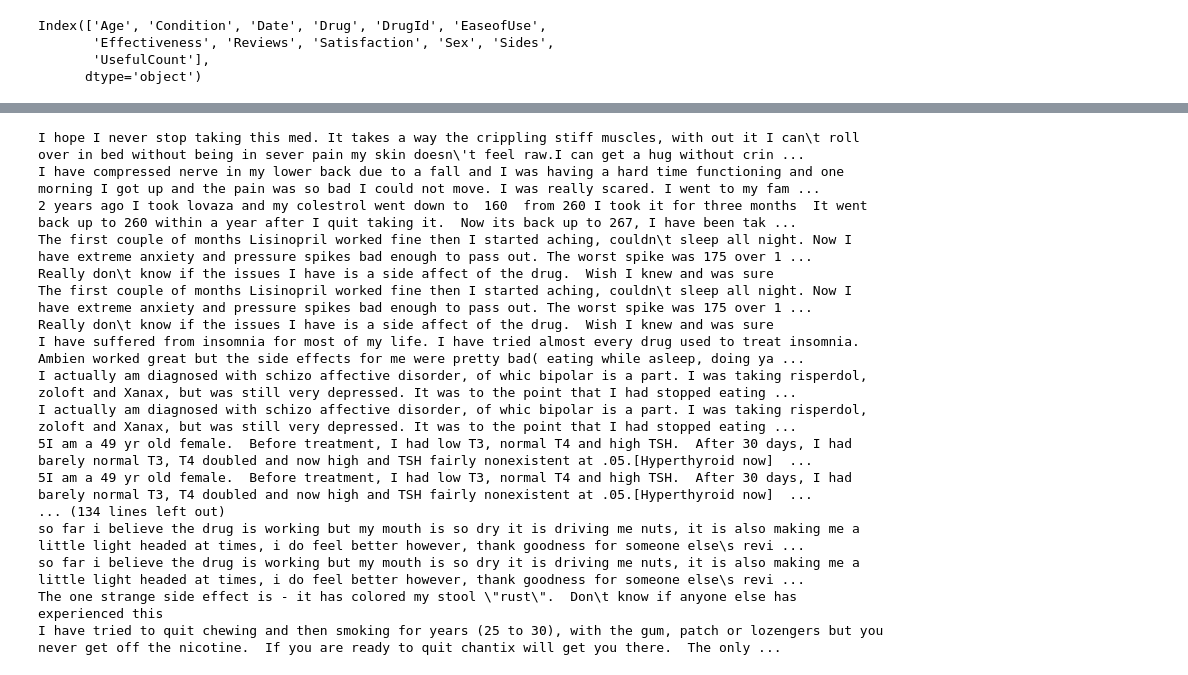
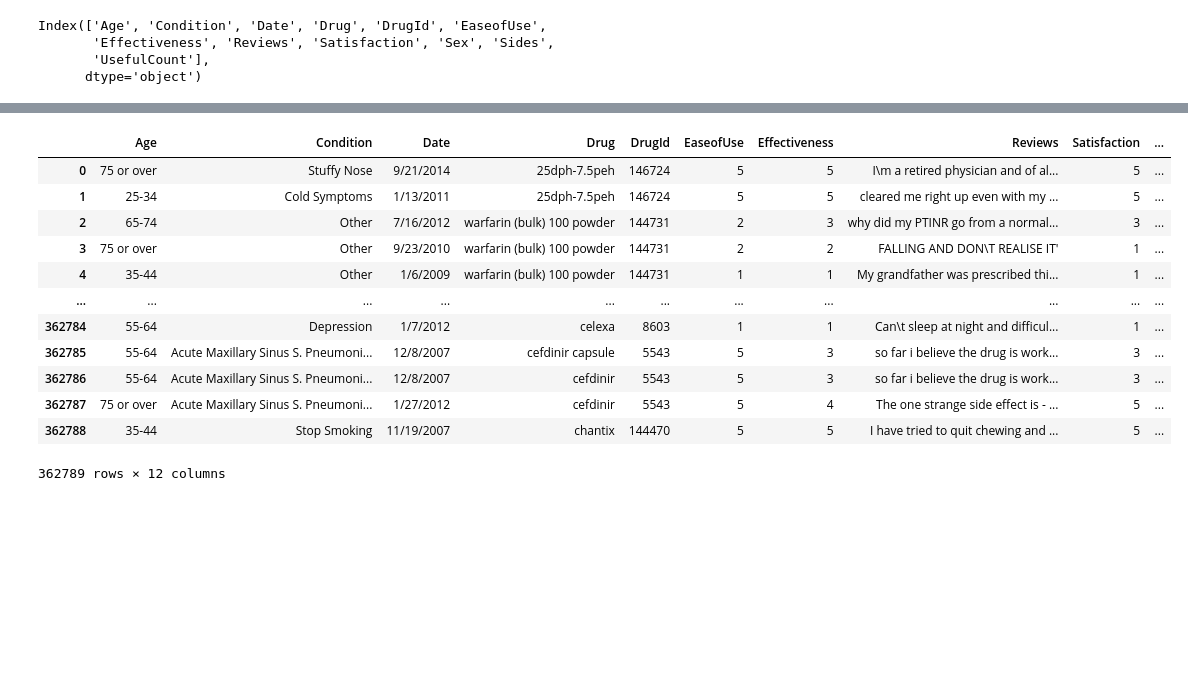
Before and after one commit to AnggaDS01/Python, a Jupyter notebook: Machine-Learning/Projects/Pytorch/Classification-Tasks/WebMD-Drug-Reviews-Dataset/main.ipynb, the cells around one changed output, grey strips where cells are left out. Drawn from its saved outputs; the diff is of its cells as text; code cells hidden in the pictures; blank space fills up the shorter version.

```diff
--- a/Machine-Learning/Documentations/Tensorflow/Others/main.ipynb
+++ b/Machine-Learning/Projects/Pytorch/Classification-Tasks/WebMD-Drug-Reviews-Dataset/main.ipynb
@@ -730,21 +816,17 @@ fix_test_df[:5]
-# %%
-for value_row in fix_test_df['Reviews']:
-    print(value_row)
-# %% [output]
-I hope I never stop taking this med. It takes a way the crippling stiff muscles, with out it I can\t roll over in bed without being in sever pain my skin doesn\'t feel raw.I can get a hug without crin ...
-I have compressed nerve in my lower back due to a fall and I was having a hard time functioning and one morning I got up and the pain was so bad I could not move. I was really scared. I went to my fam ...
-2 years ago I took lovaza and my colestrol went down to  160  from 260 I took it for three months  It went back up to 260 within a year after I quit taking it.  Now its back up to 267, I have been tak ...
-The first couple of months Lisinopril worked fine then I started aching, couldn\t sleep all night. Now I have extreme anxiety and pressure spikes bad enough to pass out. The worst spike was 175 over 1 ...
-Really don\t know if the issues I have is a side affect of the drug.  Wish I knew and was sure
-The first couple of months Lisinopril worked fine then I started aching, couldn\t sleep all night. Now I have extreme anxiety and pressure spikes bad enough to pass out. The worst spike was 175 over 1 ...
-Really don\t know if the issues I have is a side affect of the drug.  Wish I knew and was sure
-I have suffered from insomnia for most of my life. I have tried almost every drug used to treat insomnia. Ambien worked great but the side effects for me were pretty bad( eating while asleep, doing ya ...
-I actually am diagnosed with schizo affective disorder, of whic bipolar is a part. I was taking risperdol, zoloft and Xanax, but was still very depressed. It was to the point that I had stopped eating ...
-I actually am diagnosed with schizo affective disorder, of whic bipolar is a part. I was taking risperdol, zoloft and Xanax, but was still very depressed. It was to the point that I had stopped eating ...
-5I am a 49 yr old female.  Before treatment, I had low T3, normal T4 and high TSH.  After 30 days, I had barely normal T3, T4 doubled and now high and TSH fairly nonexistent at .05.[Hyperthyroid now]  ...
-5I am a 49 yr old female.  Before treatment, I had low T3, normal T4 and high TSH.  After 30 days, I had barely normal T3, T4 doubled and now high and TSH fairly nonexistent at .05.[Hyperthyroid now]  ...
-... (134 lines left out)
-so far i believe the drug is working but my mouth is so dry it is driving me nuts, it is also making me a little light headed at times, i do feel better however, thank goodness for someone else\s revi ...
-so far i believe the drug is working but my mouth is so dry it is driving me nuts, it is also making me a little light headed at times, i do feel better however, thank goodness for someone else\s revi ...
-The one strange side effect is - it has colored my stool \"rust\".  Don\t know if anyone else has experienced this
-I have tried to quit chewing and then smoking for years (25 to 30), with the gum, patch or lozengers but you never get off the nicotine.  If you are ready to quit chantix will get you there.  The only ...
+# %%
+final_df = pd.concat([cleaned_df, concatenate_df], ignore_index=True)
+final_df
+# %% [output]
+|  | Age | Condition | Date | Drug | DrugId | EaseofUse | Effectiveness | Reviews | Satisfaction | ... |
+| 0 | 75 or over | Stuffy Nose | 9/21/2014 | 25dph-7.5peh | 146724 | 5 | 5 | I\m a retired physician and of al... | 5 | ... |
+| 1 | 25-34 | Cold Symptoms | 1/13/2011 | 25dph-7.5peh | 146724 | 5 | 5 | cleared me right up even with my ... | 5 | ... |
+| 2 | 65-74 | Other | 7/16/2012 | warfarin (bulk) 100 powder | 144731 | 2 | 3 | why did my PTINR go from a normal... | 3 | ... |
+| 3 | 75 or over | Other | 9/23/2010 | warfarin (bulk) 100 powder | 144731 | 2 | 2 | FALLING AND DON\T REALISE IT' | 1 | ... |
+| 4 | 35-44 | Other | 1/6/2009 | warfarin (bulk) 100 powder | 144731 | 1 | 1 | My grandfather was prescribed thi... | 1 | ... |
+| ... | ... | ... | ... | ... | ... | ... | ... | ... | ... | ... |
+| 362784 | 55-64 | Depression | 1/7/2012 | celexa | 8603 | 1 | 1 | Can\t sleep at night and difficul... | 1 | ... |
+| 362785 | 55-64 | Acute Maxillary Sinus S. Pneumoni... | 12/8/2007 | cefdinir capsule | 5543 | 5 | 3 | so far i believe the drug is work... | 3 | ... |
+| 362786 | 55-64 | Acute Maxillary Sinus S. Pneumoni... | 12/8/2007 | cefdinir | 5543 | 5 | 3 | so far i believe the drug is work... | 3 | ... |
+| 362787 | 75 or over | Acute Maxillary Sinus S. Pneumoni... | 1/27/2012 | cefdinir | 5543 | 5 | 4 | The one strange side effect is - ... | 5 | ... |
+| 362788 | 35-44 | Stop Smoking | 11/19/2007 | chantix | 144470 | 5 | 5 | I have tried to quit chewing and ... | 5 | ... |
+362789 rows × 12 columns
```
Also changed, not shown: parts of 23 cells of this notebook, 1 other file.
